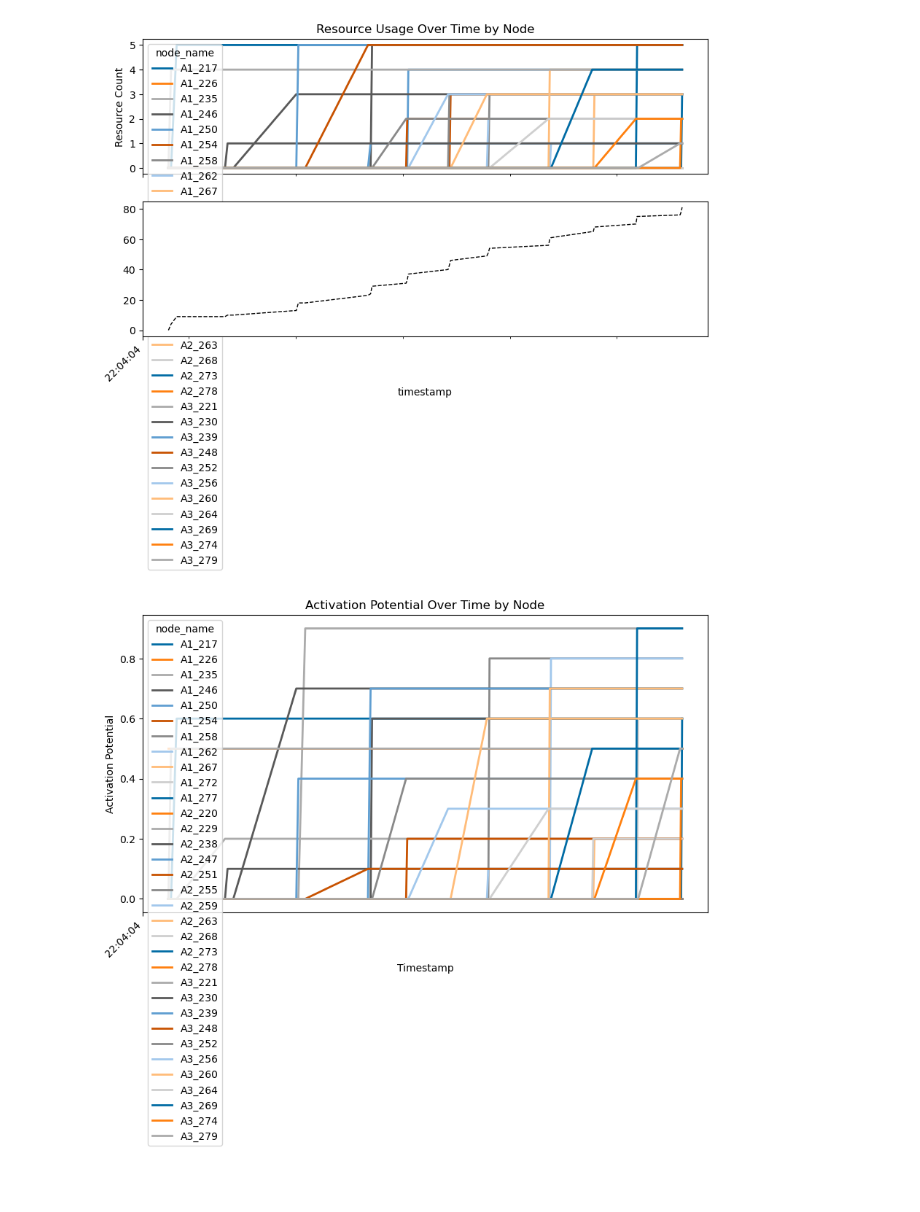
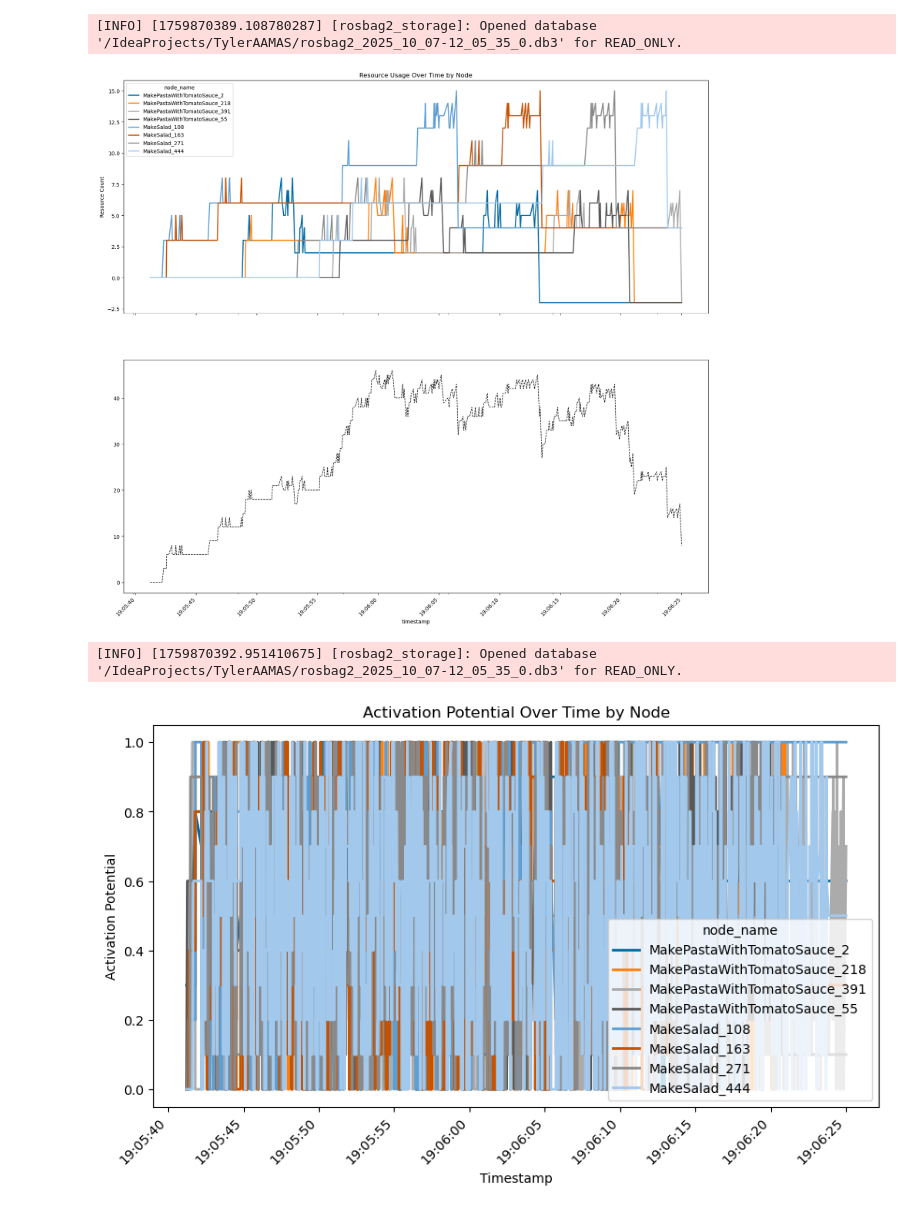
Before and after one commit to tylerjohnbecker/dhtt_base, a Jupyter notebook: experiment/plot.ipynb, the cells around one changed output. Drawn from its saved outputs; the diff is of its cells as text; code cells hidden in the pictures; blank space fills up the shorter version.

```diff
--- a/experiment/plot.ipynb
+++ b/experiment/plot.ipynb
@@ -5,10 +5,12 @@ import pandas as pd
 
 import bagToCSV
 # %%
-bag_path: str = '/IdeaProjects/TylerAAMAS/rosbag2_2025_10_03-22_03_55_0.mcap'
+bag_path: str = '/IdeaProjects/TylerAAMAS/rosbag2_2025_10_07-12_05_35_0.db3'
 _message_gen = bagToCSV.get_message_generator(bag_path)
 
-set_of_nodes: set[str] = {"A1", "A2", "A3"}
+set_of_nodes: set[str] = {"MakePastaWithTomatoSauce_2", "MakePastaWithTomatoSauce_55", "MakeSalad_108",
+                          "MakeSalad_444", "MakePastaWithTomatoSauce_391", "MakePastaWithTomatoSauce_218",
+                          "MakeSalad_163", "MakeSalad_271", }
 
 # see bagToCSV.ReducedNodeMsg
 my_dataset_generator = bagToCSV.filter_status_by_node_names(_message_gen, set_of_nodes)
@@ -25,26 +27,28 @@ df = df.sort_values(by=["timestamp", "node_name"])
 # Pivot the data with forward fill to handle missing values
 df_pivot = df.pivot_table(index="timestamp", columns="node_name", values="counter", aggfunc="last")
 df_pivot = df_pivot.ffill().fillna(0)
+# %% [output]
+[INFO] [1759870389.108780287] [rosbag2_storage]: Opened database '/IdeaProjects/TylerAAMAS/rosbag2_2025_10_07-12_05_35_0.db3' for READ_ONLY.
 # %%
 # Plot stacked bar chart
 plt.style.use('tableau-colorblind10')
-fig, (ax, ax1) = plt.subplots(2, 1, figsize=(10, 6), sharex=True)
+fig, (ax, ax1) = plt.subplots(2, 1, figsize=(20, 20), sharex=True)
 # fig, ax = plt.subplots(figsize=(10, 6))
 
 # looks better when the solid lines go over the dashed line and are thicker
 df_pivot.sum(axis=1).plot(style='--', label='Total', linewidth=1, color='black')
 df_pivot.plot(kind="line", stacked=False, ax=ax, linewidth=2)
 
 # Set labels and title
 ax.set_title("Resource Usage Over Time by Node")
 ax.set_xlabel("Timestamp")
 ax.set_ylabel("Resource Count")
 plt.xticks(rotation=45)
 # plt.tight_layout()
 # plt.savefig("foo.png")
 plt.show()
 # %% [output]
-[figure, old version]
+[figure, new version]
 # %%
 # Remember, we are streaming the messages, so need to re-init after using them up above
 _message_gen = bagToCSV.get_message_generator(bag_path)
@@ -61,6 +65,8 @@ df = df.sort_values(by=["timestamp", "node_name"])
 # Pivot the data with forward fill to handle missing values
 df_pivot = df.pivot_table(index="timestamp", columns="node_name", values="activation", aggfunc="last")
 df_pivot = df_pivot.ffill().fillna(0)
+# %% [output]
+[INFO] [1759870392.951410675] [rosbag2_storage]: Opened database '/IdeaProjects/TylerAAMAS/rosbag2_2025_10_07-12_05_35_0.db3' for READ_ONLY.
 # %%
 # Plot activation potential
 plt.style.use('tableau-colorblind10')
@@ -77,4 +83,4 @@ plt.xticks(rotation=45)
 # plt.savefig("foo.png")
 plt.show()
 # %% [output]
-[figure, old version]
+[figure, new version]
```
Also changed, not shown: 1 other file.
